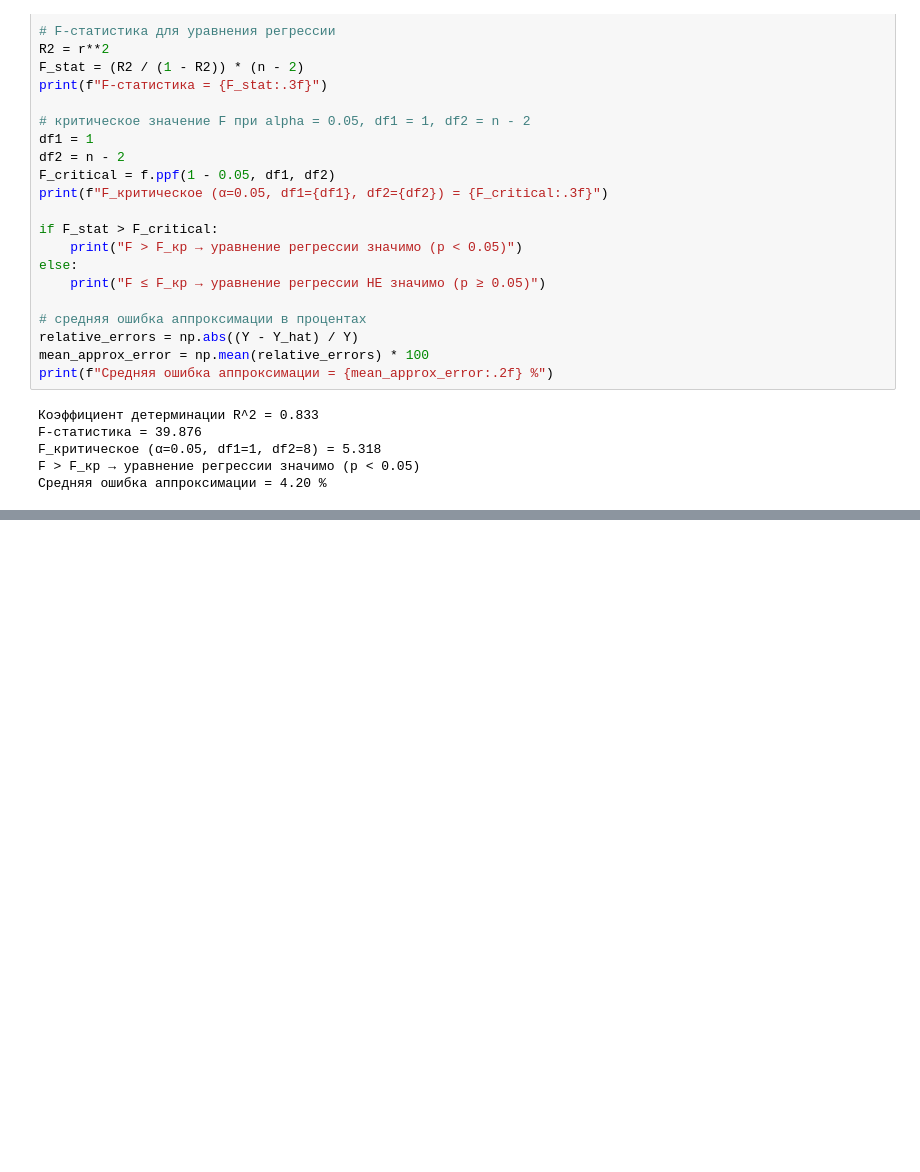
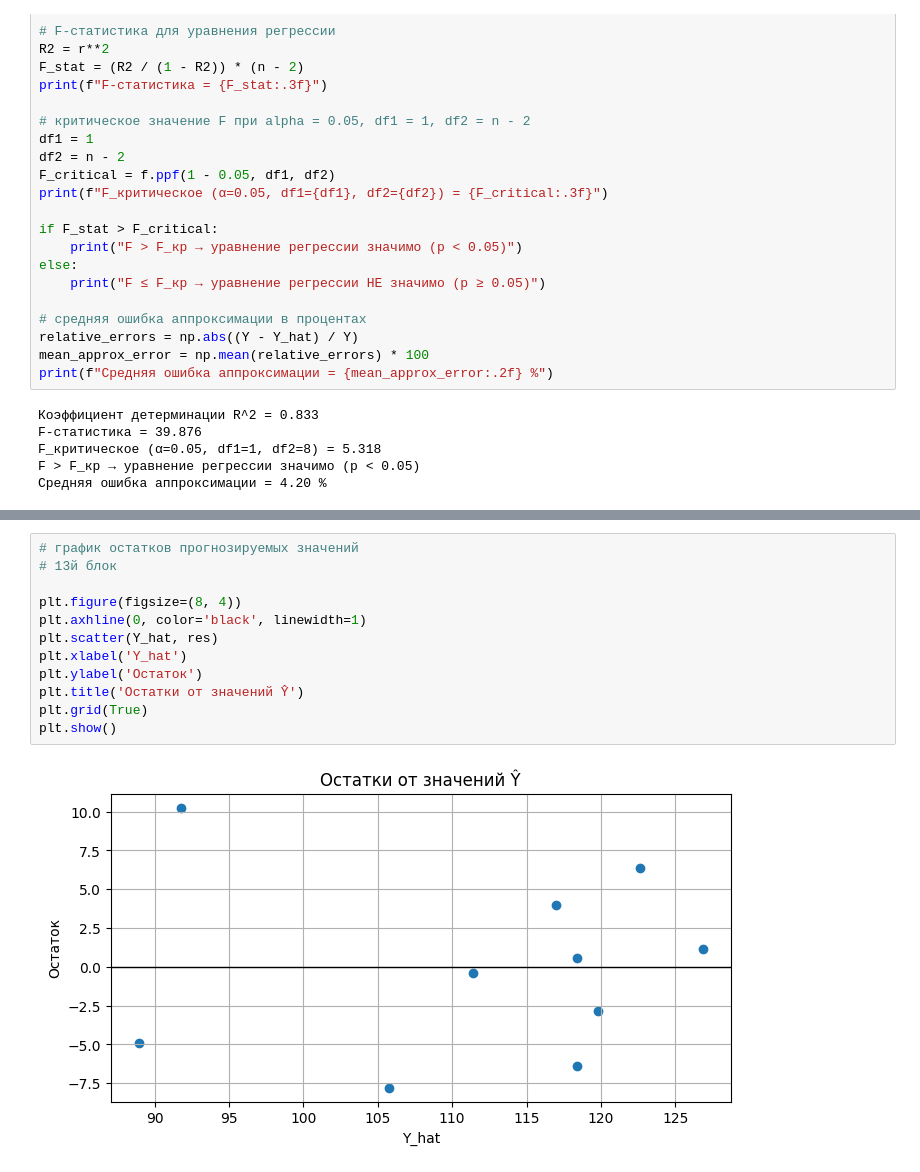
Before and after one commit to Frfor17/wbozon_light, a Jupyter notebook: regr2.ipynb, the cells around one changed output, grey strips where cells are left out. Saved outputs shown, nothing was run; the diff lists cells and outputs as text; blank space fills up the shorter version.

```diff
--- a/regr2.ipynb
+++ b/regr2.ipynb
@@ -218,0 +294,14 @@ F > F_кр → уравнение регрессии значимо (p < 0.05)
+# %%
+# график остатков прогнозируемых значений
+# 13й блок
+
+plt.figure(figsize=(8, 4))
+plt.axhline(0, color='black', linewidth=1)
+plt.scatter(Y_hat, res)
+plt.xlabel('Y_hat')
+plt.ylabel('Остаток')
+plt.title('Остатки от значений Ŷ')
+plt.grid(True)
+plt.show()
+# %% [output]
+[figure, added]
```
Also changed, not shown: parts of 10 cells of this notebook, 1 other file.
